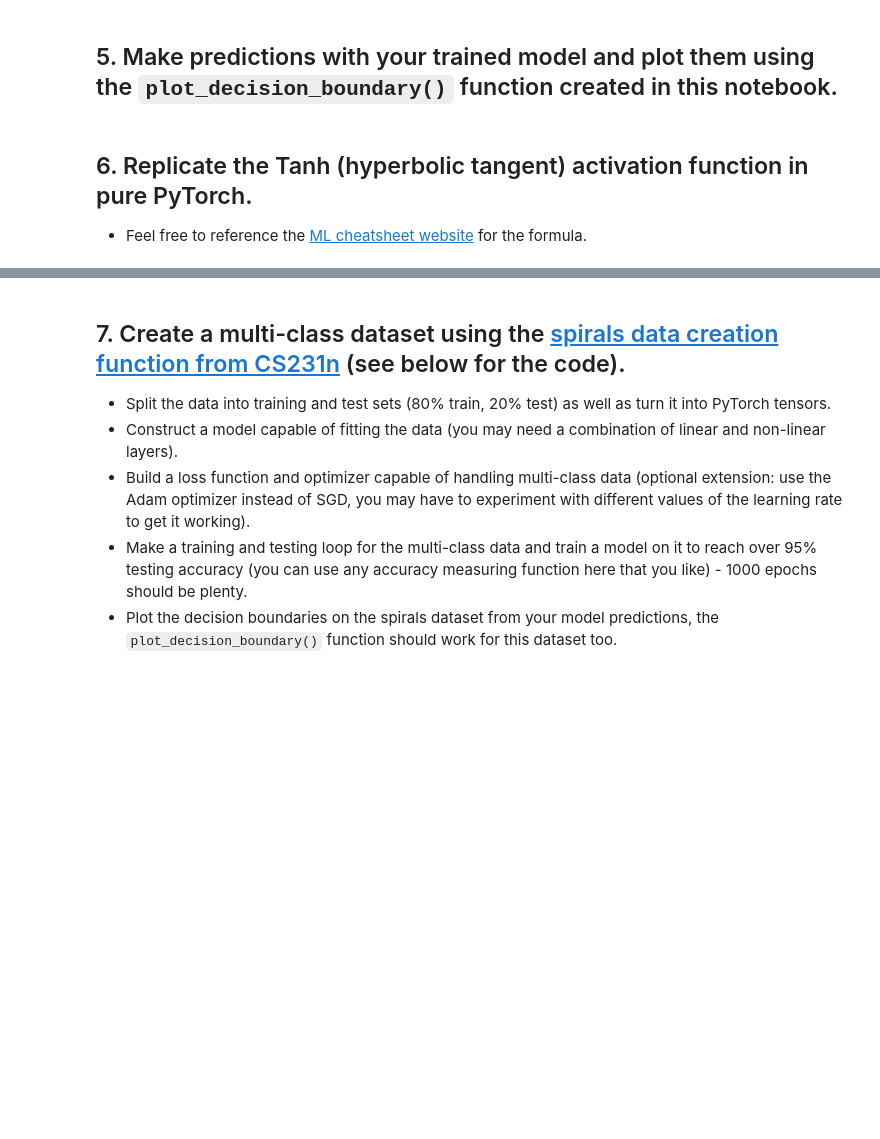
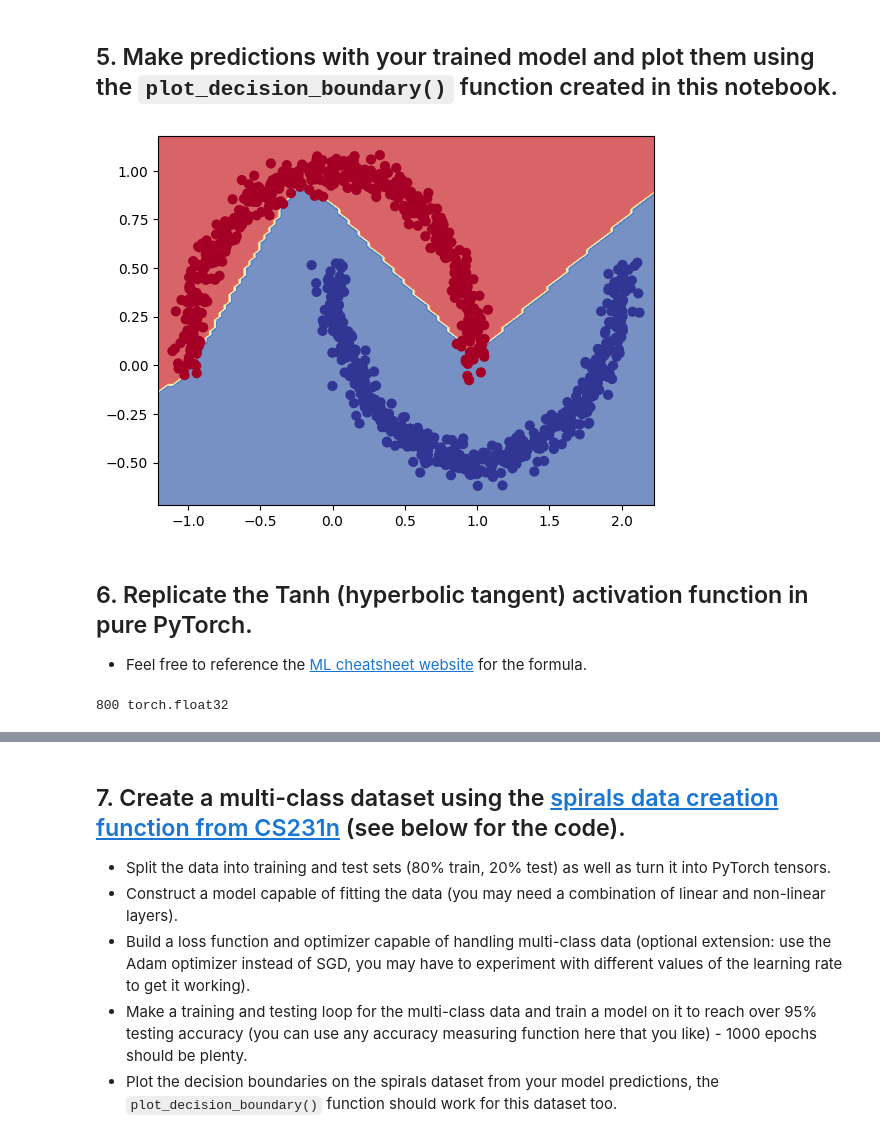
Before and after one commit to Namakando-ApertureScience/Torch-training, a Jupyter notebook: 02_pytorch_classification_exercises.ipynb, the cells around one changed output, grey strips where cells are left out. Drawn from its saved outputs; the diff is of its cells as text; code cells hidden in the pictures; blank space fills up the shorter version.

```diff
--- a/02_pytorch_classification_exercises.ipynb
+++ b/02_pytorch_classification_exercises.ipynb
@@ -99,16 +105,26 @@ X_train, X_test, y_train, y_test = train_test_split(X,
 ## 2. Build a model by subclassing `nn.Module` that incorporates non-linear activation functions and is capable of fitting the data you created in 1.
   * Feel free to use any combination of PyTorch layers (linear and non-linear) you want.
 # %%
-import torch
-from torch import nn
-
 # Inherit from nn.Module to make a model capable of fitting the mooon data
 class MoonModelV0(nn.Module):
     ## Your code here ##
+    def __init__(self, in_features, out_features, hidden_units):
+      super().__init__()
+      self.NN = nn.Sequential(
+        nn.Linear(in_features=in_features, out_features=hidden_units),
+        nn.ReLU(),
+        nn.Linear(in_features=hidden_units, out_features=hidden_units),
+        nn.ReLU(),
+        nn.Linear(in_features=hidden_units, out_features=out_features),
+        nn.ReLU()
+        )
 
-    def forward(self, x):
+    def forward(self, X):
         ## Your code here ##
-        return
+        return self.NN(X).squeeze()
 
 # Instantiate the model
 ## Your code here ##
+torch.manual_seed(RANDOM_SEED)
+ModelV0 = MoonModelV0(2, 1, 10).to(device)
+ModelV0
@@ -116,8 +163,9 @@ class MoonModelV0(nn.Module):
 ## 3. Setup a binary classification compatible loss function and optimizer to use when training the model built in 2.
 # %%
 # Setup loss function
-
+loss_function = nn.BCEWithLogitsLoss()
 # Setup optimizer to optimize model's parameters
+optimizer = torch.optim.SGD(ModelV0.parameters(), lr = 0.05)
 # %% [markdown]
 ## 4. Create a training and testing loop to fit the model you created in 2 to the data you created in 1.
   * Do a forward pass of the model to see what's coming out in the form of logits, prediction probabilities and labels.
@@ -148,5 +204,5 @@ Pred labels:
 from torchmetrics import Accuracy
 
 ## TODO: Uncomment this code to use the Accuracy function
-# acc_fn = Accuracy(task="multiclass", num_classes=2).to(device) # send accuracy function to device
-# acc_fn
+acc_fn = Accuracy(task="multiclass", num_classes=2).to(device) # send accuracy function to device
+acc_fn
@@ -241,10 +320,17 @@ def plot_decision_boundary(model, X, y):
     plt.ylim(yy.min(), yy.max())
 # %%
 # Plot decision boundaries for training and test sets
+plot_decision_boundary(ModelV0, X, y)
+# %% [output]
+[figure, added]
 # %% [markdown]
 ## 6. Replicate the Tanh (hyperbolic tangent) activation function in pure PyTorch.
   * Feel free to reference the [ML cheatsheet website](https://ml-cheatsheet.readthedocs.io/en/latest/activation_functions.html#tanh) for the formula.
 # %%
 # Create a straight line tensor
+line_X = torch.arange(-4, 4, 0.01)
+print(len(line_X), line_X.dtype)
+# %% [output]
+800 torch.float32
 # %%
 # Test torch.tanh() on the tensor and plot it
```
Also changed, not shown: parts of 28 cells of this notebook.
